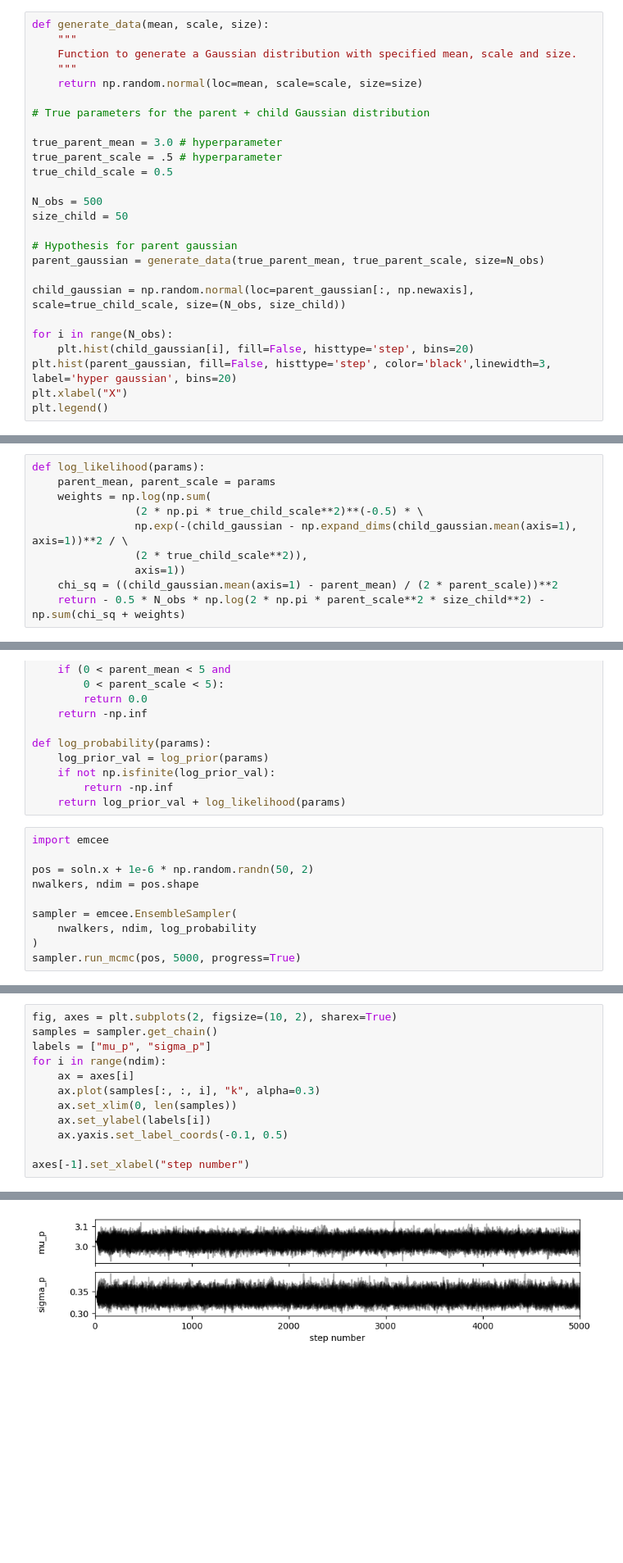
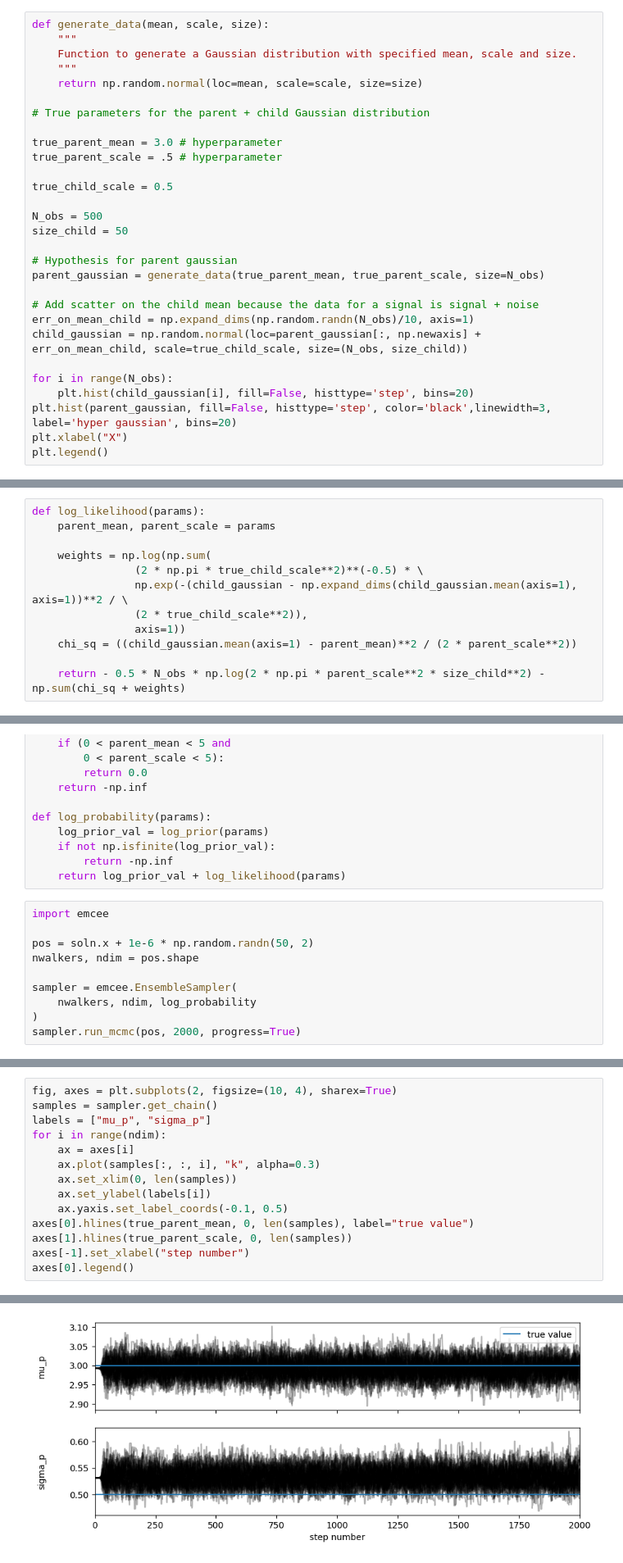
Before and after one commit to SSingh087/test-hierarchical-model, a Jupyter notebook: test-toy-HM/EMCEE tests/test-emcee-working-models.ipynb, the cells around one changed output, grey strips where cells are left out. Shown at 82% size. Drawn from its saved outputs; the diff is of its cells as text; blank space fills up the shorter version.

```diff
--- a/test-toy-HM/EMCEE tests/test-emcee-working-models.ipynb
+++ b/test-toy-HM/EMCEE tests/test-emcee-working-models.ipynb
@@ -15,6 +17,7 @@ def generate_data(mean, scale, size):
 
 true_parent_mean = 3.0 # hyperparameter
 true_parent_scale = .5 # hyperparameter
+
 true_child_scale = 0.5
 
 N_obs = 500
@@ -23,7 +26,9 @@ size_child = 50
 # Hypothesis for parent gaussian
 parent_gaussian = generate_data(true_parent_mean, true_parent_scale, size=N_obs)
 
-child_gaussian = np.random.normal(loc=parent_gaussian[:, np.newaxis], scale=true_child_scale, size=(N_obs, size_child))
+# Add scatter on the child mean because the data for a signal is signal + noise
+err_on_mean_child = np.expand_dims(np.random.randn(N_obs)/10, axis=1)
+child_gaussian = np.random.normal(loc=parent_gaussian[:, np.newaxis] + err_on_mean_child, scale=true_child_scale, size=(N_obs, size_child))
 
 for i in range(N_obs):
     plt.hist(child_gaussian[i], fill=False, histtype='step', bins=20)
@@ -36,12 +50,14 @@ plt.legend()
 # %%
 def log_likelihood(params):
     parent_mean, parent_scale = params
+
     weights = np.log(np.sum(
                 (2 * np.pi * true_child_scale**2)**(-0.5) * \
                 np.exp(-(child_gaussian - np.expand_dims(child_gaussian.mean(axis=1), axis=1))**2 / \
                 (2 * true_child_scale**2)),
                 axis=1))
-    chi_sq = ((child_gaussian.mean(axis=1) - parent_mean) / (2 * parent_scale))**2
+    chi_sq = ((child_gaussian.mean(axis=1) - parent_mean)**2 / (2 * parent_scale**2))
+
     return - 0.5 * N_obs * np.log(2 * np.pi * parent_scale**2 * size_child**2) - np.sum(chi_sq + weights)
 # %%
 from scipy.optimize import minimize
@@ -82,5 +98,5 @@ nwalkers, ndim = pos.shape
 sampler = emcee.EnsembleSampler(
     nwalkers, ndim, log_probability
 )
-sampler.run_mcmc(pos, 5000, progress=True)
+sampler.run_mcmc(pos, 2000, progress=True)
 # %% [output]
@@ -104,5 +120,5 @@ State([[3.01009295 0.33203974]
 # %%
-fig, axes = plt.subplots(2, figsize=(10, 2), sharex=True)
+fig, axes = plt.subplots(2, figsize=(10, 4), sharex=True)
 samples = sampler.get_chain()
 labels = ["mu_p", "sigma_p"]
 for i in range(ndim):
@@ -111,6 +127,8 @@ for i in range(ndim):
     ax.set_xlim(0, len(samples))
     ax.set_ylabel(labels[i])
     ax.yaxis.set_label_coords(-0.1, 0.5)
-
+axes[0].hlines(true_parent_mean, 0, len(samples), label="true value")
+axes[1].hlines(true_parent_scale, 0, len(samples))
 axes[-1].set_xlabel("step number")
+axes[0].legend()
 # %% [output]
@@ -118 +136 @@ Text(0.5, 0, 'step number')
-[figure, old version]
+[figure, new version]
```
Also changed, not shown: parts of 49 cells of this notebook, 2 other files.
